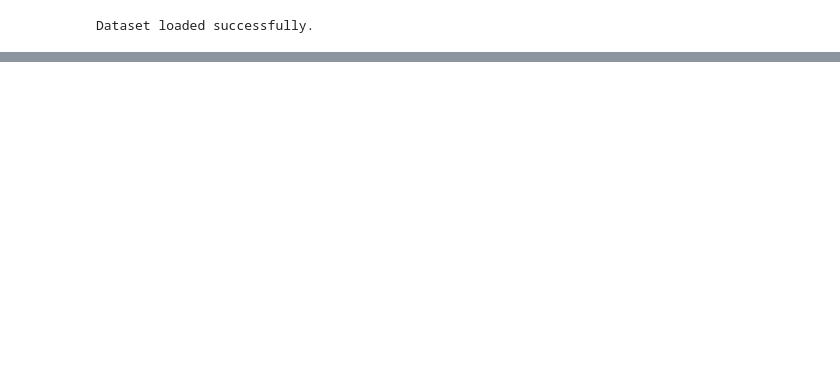
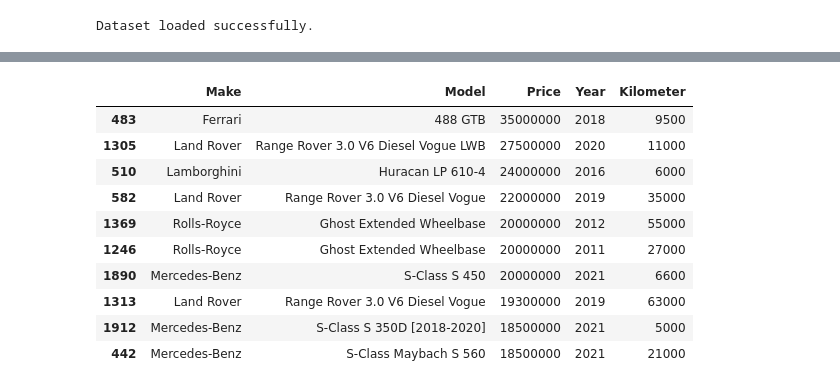
Before and after one commit to WaqasGurmani/linear-regularized-regression, a Jupyter notebook: notebooks/01_data_understanding.ipynb, the cells around one changed output, grey strips where cells are left out. Drawn from its saved outputs; the diff is of its cells as text; code cells hidden in the pictures; blank space fills up the shorter version.

```diff
--- a/notebooks/01_data_understanding.ipynb
+++ b/notebooks/01_data_understanding.ipynb
@@ -295,0 +257,25 @@ The next notebook will examine feature distributions, category frequencies, rela
+# %%
+price_columns = [
+    "Make",
+    "Model",
+    "Price",
+    "Year",
+    "Kilometer"
+]
+
+df.sort_values(
+    by="Price",
+    ascending=False
+)[price_columns].head(10)
+# %% [output]
+|  | Make | Model | Price | Year | Kilometer |
+| 483 | Ferrari | 488 GTB | 35000000 | 2018 | 9500 |
+| 1305 | Land Rover | Range Rover 3.0 V6 Diesel Vogue LWB | 27500000 | 2020 | 11000 |
+| 510 | Lamborghini | Huracan LP 610-4 | 24000000 | 2016 | 6000 |
+| 582 | Land Rover | Range Rover 3.0 V6 Diesel Vogue | 22000000 | 2019 | 35000 |
+| 1369 | Rolls-Royce | Ghost Extended Wheelbase | 20000000 | 2012 | 55000 |
+| 1246 | Rolls-Royce | Ghost Extended Wheelbase | 20000000 | 2011 | 27000 |
+| 1890 | Mercedes-Benz | S-Class S 450 | 20000000 | 2021 | 6600 |
+| 1313 | Land Rover | Range Rover 3.0 V6 Diesel Vogue | 19300000 | 2019 | 63000 |
+| 1912 | Mercedes-Benz | S-Class S 350D [2018-2020] | 18500000 | 2021 | 5000 |
+| 442 | Mercedes-Benz | S-Class Maybach S 560 | 18500000 | 2021 | 21000 |
```
Also changed, not shown: parts of 76 cells of this notebook, 4 other files.
